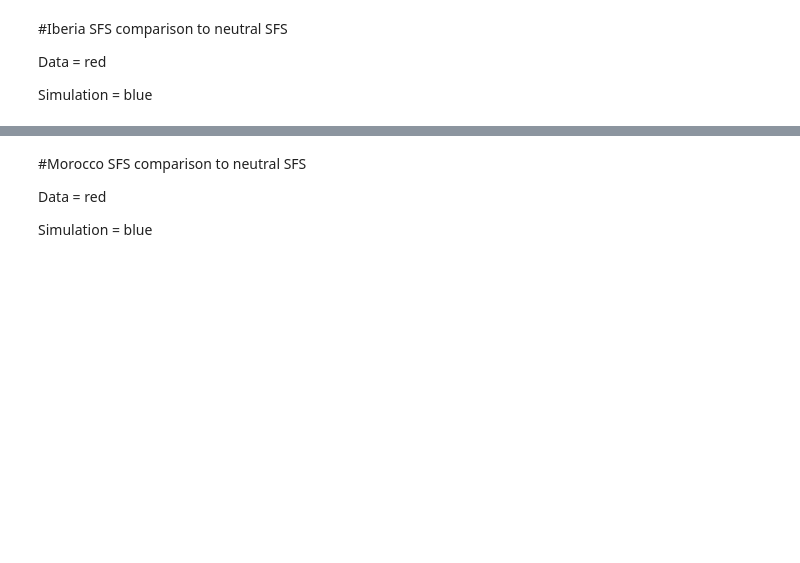
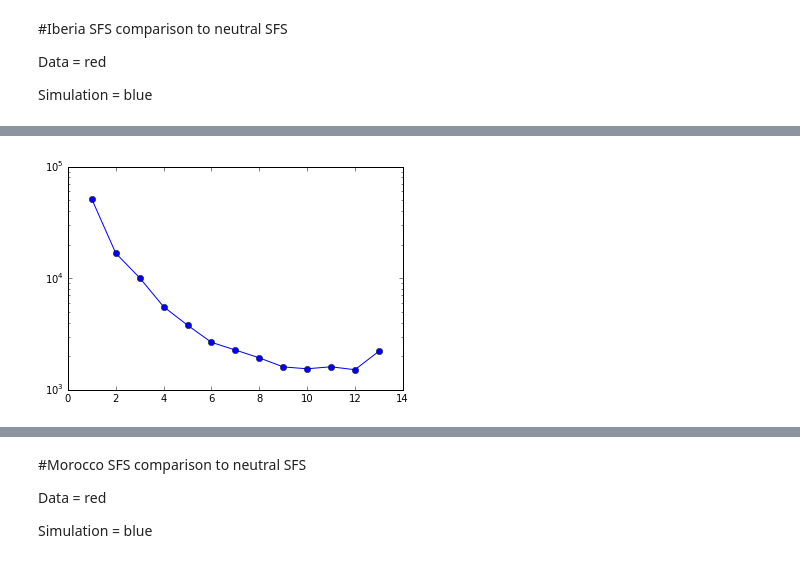
Before and after one commit to arundurvasula/AtCanary, a Jupyter notebook: scripts/Neutral_sfs.ipynb, the cells around one changed output, grey strips where cells are left out. Cells and saved outputs as stored; diff of their text form; code cells hidden in the pictures; blank space fills up the shorter version.

Commit message:
added separate plotting for model and data

```diff
--- a/scripts/Neutral_sfs.ipynb
+++ b/scripts/Neutral_sfs.ipynb
@@ -28,0 +28,4 @@ pylab.show()
+# %%
+dadi.Plotting.plot_1d_fs(ib)
+# %% [output]
+[figure, added]
```
Also changed, not shown: parts of 2 cells of this notebook.
